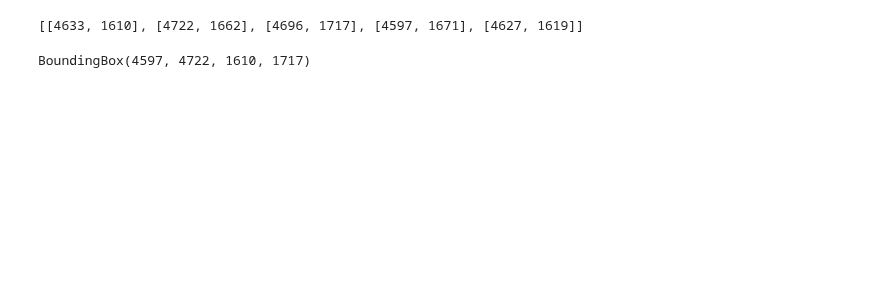
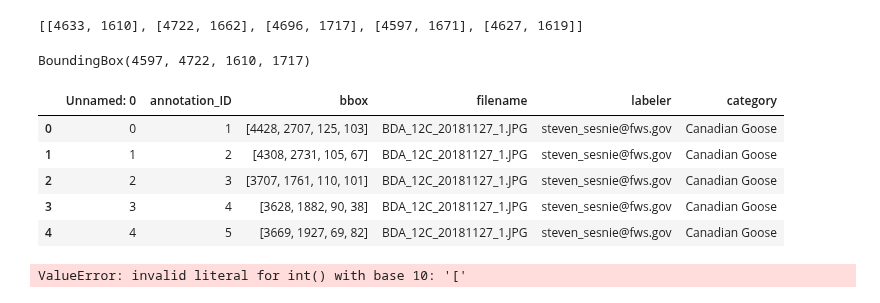
Before and after one commit to rowanoaktree/AggregationScripts, a Jupyter notebook: Scratch/Scratch_USFWSDisplay.ipynb, the cells around one changed output. Saved outputs shown, nothing was run; the diff lists cells and outputs as text; code cells hidden in the pictures; blank space fills up the shorter version.

```diff
--- a/Scratch/Scratch_USFWSDisplay.ipynb
+++ b/Scratch/Scratch_USFWSDisplay.ipynb
@@ -41,0 +40,38 @@ BoundingBox(4597, 4722, 1610, 1717)
+# %%
+usfws.head()
+# %% [output]
+|  | Unnamed: 0 | annotation_ID | bbox | filename | labeler | category |
+| 0 | 0 | 1 | [4428, 2707, 125, 103] | BDA_12C_20181127_1.JPG | steven_sesnie@fws.gov | Canadian Goose |
+| 1 | 1 | 2 | [4308, 2731, 105, 67] | BDA_12C_20181127_1.JPG | steven_sesnie@fws.gov | Canadian Goose |
+| 2 | 2 | 3 | [3707, 1761, 110, 101] | BDA_12C_20181127_1.JPG | steven_sesnie@fws.gov | Canadian Goose |
+| 3 | 3 | 4 | [3628, 1882, 90, 38] | BDA_12C_20181127_1.JPG | steven_sesnie@fws.gov | Canadian Goose |
+| 4 | 4 | 5 | [3669, 1927, 69, 82] | BDA_12C_20181127_1.JPG | steven_sesnie@fws.gov | Canadian Goose |
+# %%
+#LABEL PREPARATION FOR DBSCAN INPUT
+
+#1- Subset the label set just for the test image (I just reuse the code and overwrite the "snip" file each time)
+testimg = "BDA_12C_20181127_1.JPG"
+df = usfws.loc[usfws['filename'] == testimg]
+
+bboxes, filenames, cats = df["bbox"].to_list(), df["filename"], df["category"]
+
+#2- Derive centers for all bboxes
+x = []
+y = []
+centers = []
+for coord in bboxes:
+    center = (coord[0]+(coord[2]/2), coord[1]+(coord[3]/2))
+    x.append(center[0])
+    y.append(center[1])
+    centers.append(center)
+
+#3- Make these centers into coordinate format to be compatible with DBSCAN
+new = []
+for row in centers:
+    coord = list(row)
+    new.append(coord)
+
+#4- Transform the new list of center coordinates into a numpy array for DBSCAN
+array = np.array(new)
+# %% [output]
+ValueError: invalid literal for int() with base 10: '['
```
Also changed, not shown: parts of 5 cells of this notebook, 1 other file.
